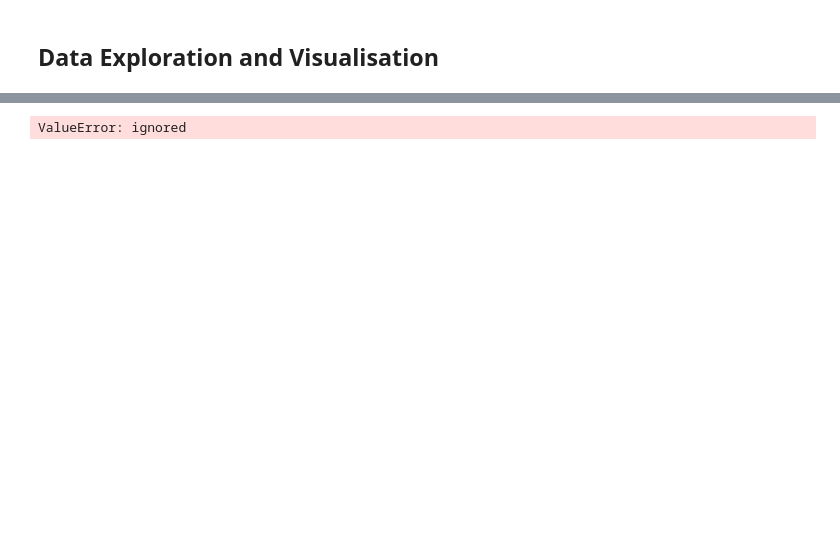
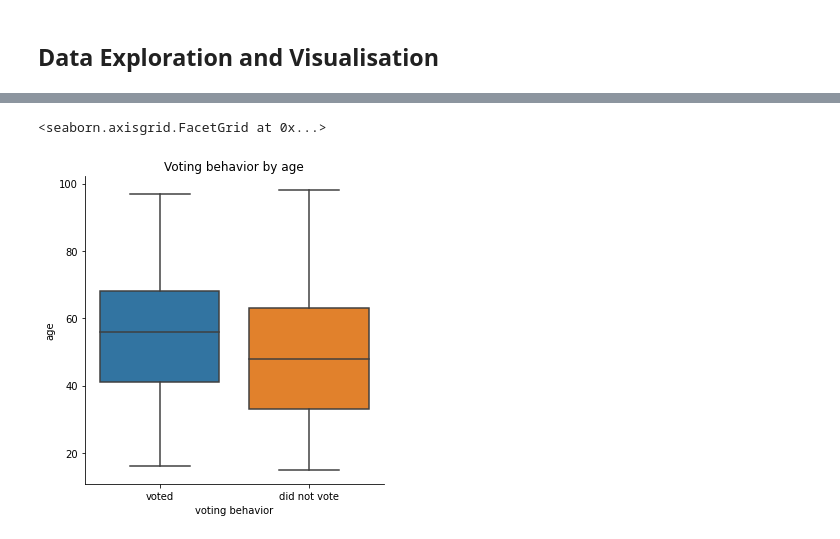
Before and after one commit to OskarKrafft/Machine-Learning-Project, a Jupyter notebook: 02_Data_Exploration_Visualisation.ipynb, the cells around one changed output, grey strips where cells are left out. Cells and saved outputs as stored; diff of their text form; code cells hidden in the pictures; blank space fills up the shorter version.

```diff
--- a/02_Data_Exploration_Visualisation.ipynb
+++ b/02_Data_Exploration_Visualisation.ipynb
@@ -80,8 +110,9 @@ countplot.set(title='Voting behavior count (total = 27464)')
 # %%
 # voting behavior and age
-catplot = sns.catplot(data=eppes_cleaned, x="qg1", y="d11", hue="d10", kind="box")
+catplot = sns.catplot(data=eppes_cleaned, x="qg1", y="d11", kind="box")
 catplot.set(xlabel='voting behavior', ylabel='age')
 catplot.set(xticklabels=["voted", "did not vote"])
 catplot.set(title='Voting behavior by age')
 # %% [output]
-ValueError: ignored
+<seaborn.axisgrid.FacetGrid at 0x...>
+[figure, added]
```
Also changed, not shown: parts of 9 cells of this notebook.
